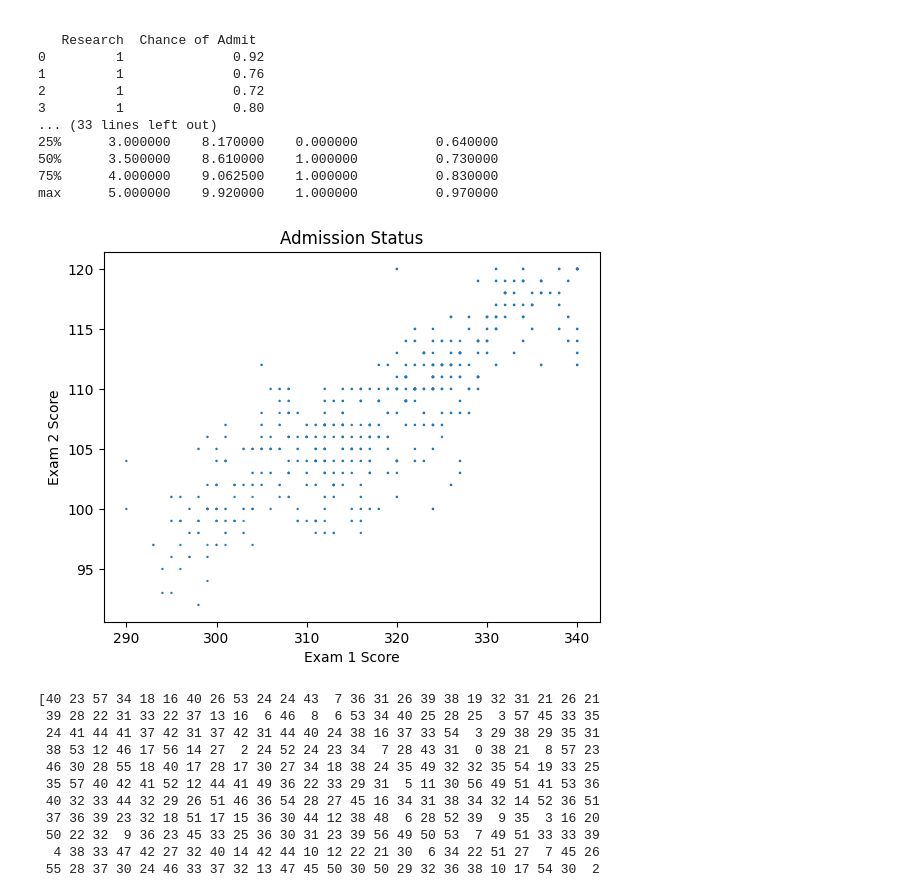
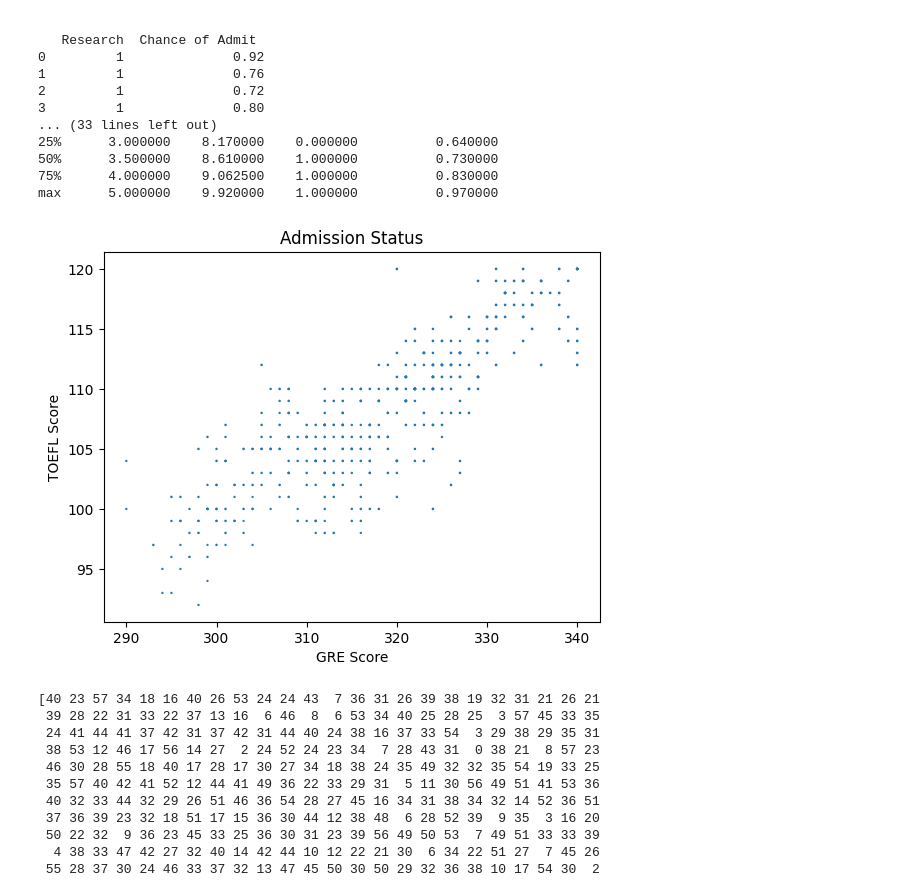
Before and after one commit to thechemist54/MSDS530-GCollab, a Jupyter notebook: Admissions.ipynb, the cells around one changed output. Saved outputs shown, nothing was run; the diff lists cells and outputs as text; code cells hidden in the pictures.

```diff
--- a/Admissions.ipynb
+++ b/Admissions.ipynb
@@ -34,12 +34,12 @@ max      5.000000    9.920000    1.000000          0.970000
 # %%
 # Plot the data
 plt.scatter(df["GRE Score"], df["TOEFL Score"], df["Chance of Admit "])
-plt.xlabel("Exam 1 Score")
-plt.ylabel("Exam 2 Score")
+plt.xlabel("GRE Score")
+plt.ylabel("TOEFL Score")
 plt.title("Admission Status")
 plt.show()
 # %% [output]
-[figure, old version]
+[figure, new version]
 # %%
 # Split the data into features and target
 X = df[["GRE Score", "TOEFL Score"]] # Feature matrix
```
Also changed, not shown: parts of 1 cell of this notebook.
